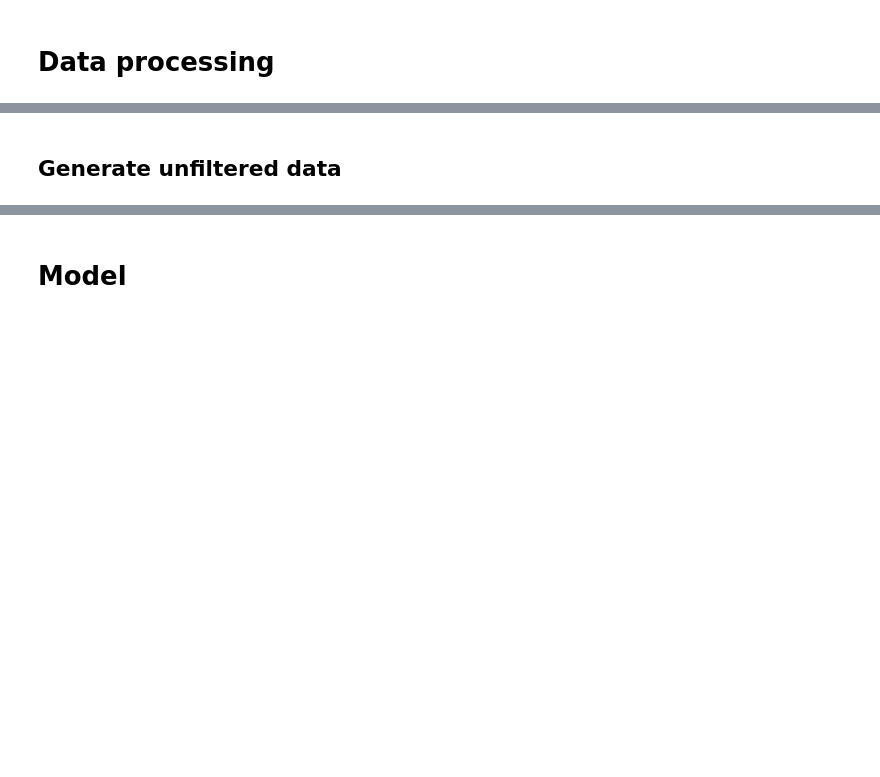
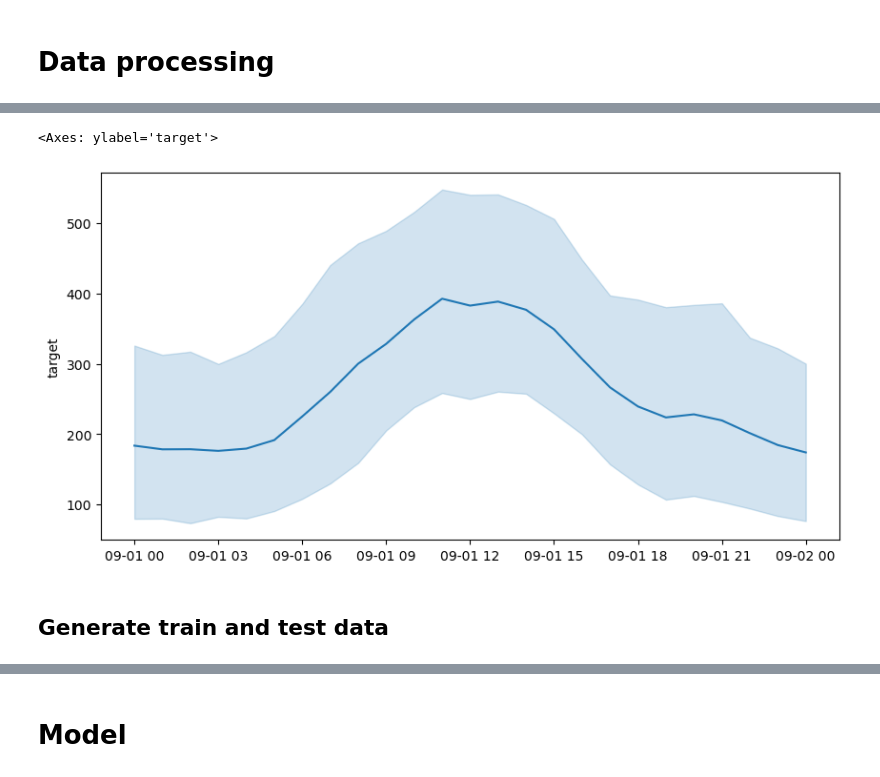
Before and after one commit to Accoutant/kaggle_competition, a Jupyter notebook: models/train-and-predict.ipynb, the cells around one changed output, grey strips where cells are left out. Cells and saved outputs as stored; diff of their text form; code cells hidden in the pictures; blank space fills up the shorter version.

```diff
--- a/models/train-and-predict.ipynb
+++ b/models/train-and-predict.ipynb
@@ -17,3 +80,13 @@ root_path = '../data/'
+# %%
+# 放大到一天
+train_day = train_show.loc[pd.date_range('2021-9-1', '2021-9-2', freq='H')]
+plt.figure(figsize=(10, 5))
+sns.lineplot(x=train_day.index, y=train_day['target'])
+# %% [output]
+<Axes: ylabel='target'>
+[figure, added]
+# %% [markdown]
+## Generate train and test data
 # %%
 # define some funtions
 def split_date(data: DataFrame, col: str):
@@ -218,5 +278,3 @@ station_cols_selected = ['longitude', 'latitude', 'county']
-# %% [markdown]
-## Generate unfiltered data
 # %%
 # 生成未筛选训练数据
 train = pd.read_csv(os.path.join(root_path, 'train.csv'), parse_dates=['datetime'], usecols=train_cols)
```
Also changed, not shown: parts of 18 cells of this notebook, 3 other files.
